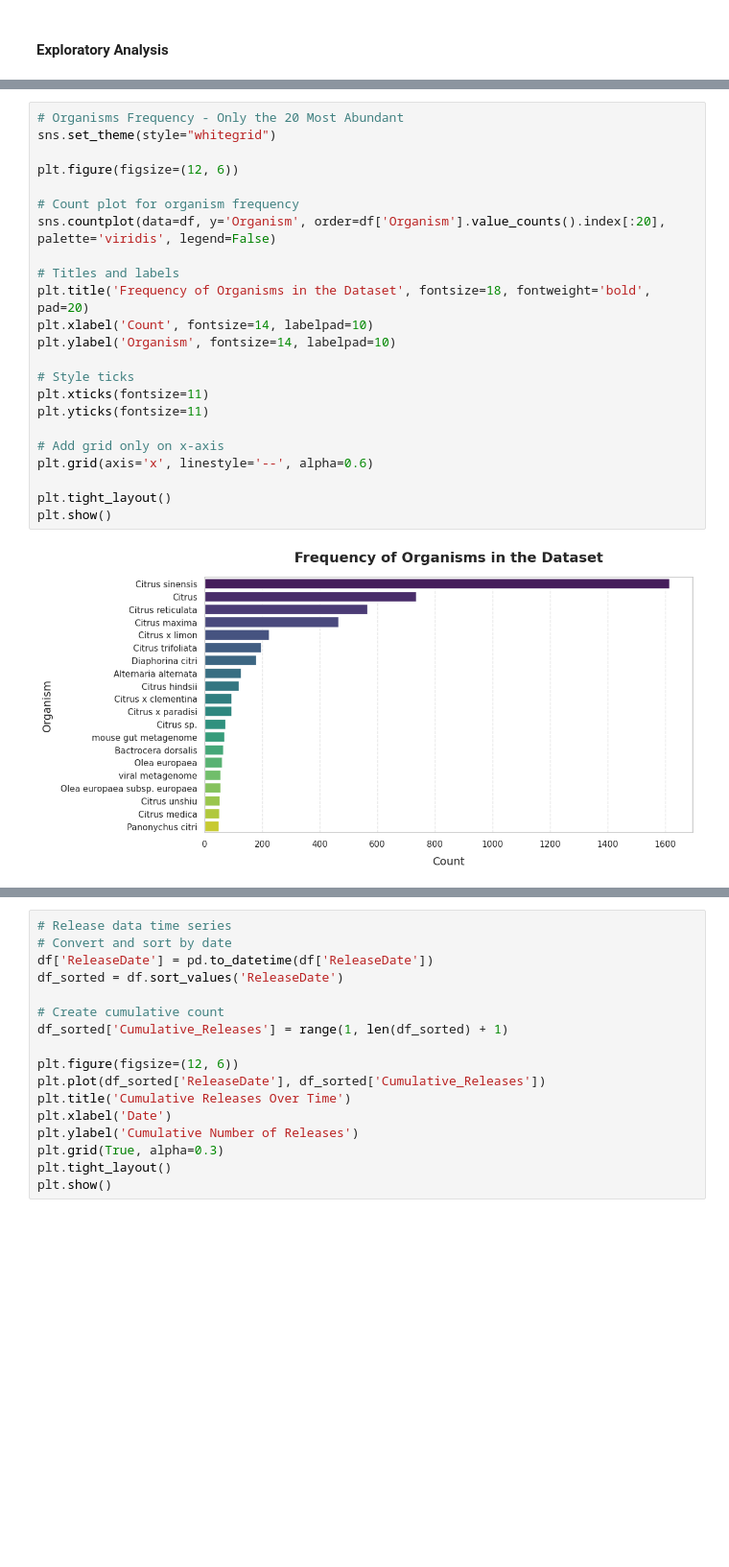
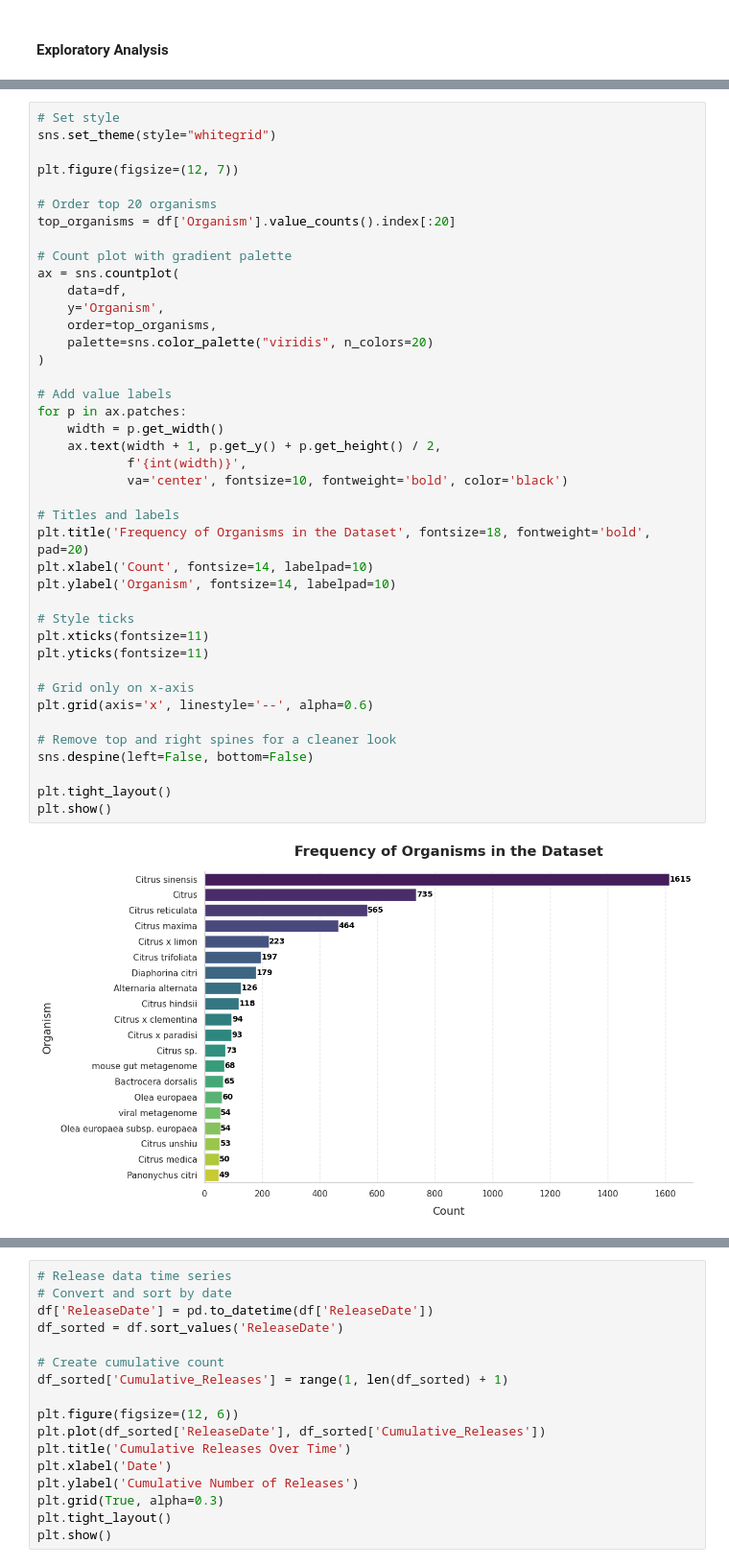
Before and after one commit to jomare1188/studious-funicular, a Jupyter notebook: code/load.ipynb, the cells around one changed output, grey strips where cells are left out. Shown: that part at 96% size. Saved outputs shown, nothing was run; the diff lists cells and outputs as text; blank space fills up the shorter version.

```diff
--- a/code/load.ipynb
+++ b/code/load.ipynb
@@ -72,31 +73,49 @@ plt.tight_layout()
 plt.show()
 # %% [output]
 [figure]
-# %%
-# Organisms Frequency - Only the 20 Most Abundant
-sns.set_theme(style="whitegrid")
-
-plt.figure(figsize=(12, 6))
-
-# Count plot for organism frequency
-sns.countplot(data=df, y='Organism', order=df['Organism'].value_counts().index[:20], palette='viridis', legend=False)
-
-# Titles and labels
-plt.title('Frequency of Organisms in the Dataset', fontsize=18, fontweight='bold', pad=20)
-plt.xlabel('Count', fontsize=14, labelpad=10)
-plt.ylabel('Organism', fontsize=14, labelpad=10)
-
-# Style ticks
-plt.xticks(fontsize=11)
-plt.yticks(fontsize=11)
-
-# Add grid only on x-axis
-plt.grid(axis='x', linestyle='--', alpha=0.6)
-
-plt.tight_layout()
-plt.show()
-# %% [output]
-[figure, removed]
+# %%
+# Set style
+sns.set_theme(style="whitegrid")
+
+plt.figure(figsize=(12, 7))
+
+# Order top 20 organisms
+top_organisms = df['Organism'].value_counts().index[:20]
+
+# Count plot with gradient palette
+ax = sns.countplot(
+    data=df,
+    y='Organism',
+    order=top_organisms,
+    palette=sns.color_palette("viridis", n_colors=20)
+)
+
+# Add value labels
+for p in ax.patches:
+    width = p.get_width()
+    ax.text(width + 1, p.get_y() + p.get_height() / 2,
+            f'{int(width)}',
+            va='center', fontsize=10, fontweight='bold', color='black')
+
+# Titles and labels
+plt.title('Frequency of Organisms in the Dataset', fontsize=18, fontweight='bold', pad=20)
+plt.xlabel('Count', fontsize=14, labelpad=10)
+plt.ylabel('Organism', fontsize=14, labelpad=10)
+
+# Style ticks
+plt.xticks(fontsize=11)
+plt.yticks(fontsize=11)
+
+# Grid only on x-axis
+plt.grid(axis='x', linestyle='--', alpha=0.6)
+
+# Remove top and right spines for a cleaner look
+sns.despine(left=False, bottom=False)
+
+plt.tight_layout()
+plt.show()
+# %% [output]
+[figure, added]
 # %%
 # Now, remove the Organisms different of the 'CITRUS' (or other keyword)
 filtered_df = df[df['Organism'].str.contains(organism_keyword, case=False, na=False, regex=True)]
```
Also changed, not shown: parts of 8 cells of this notebook, 3 other files.
